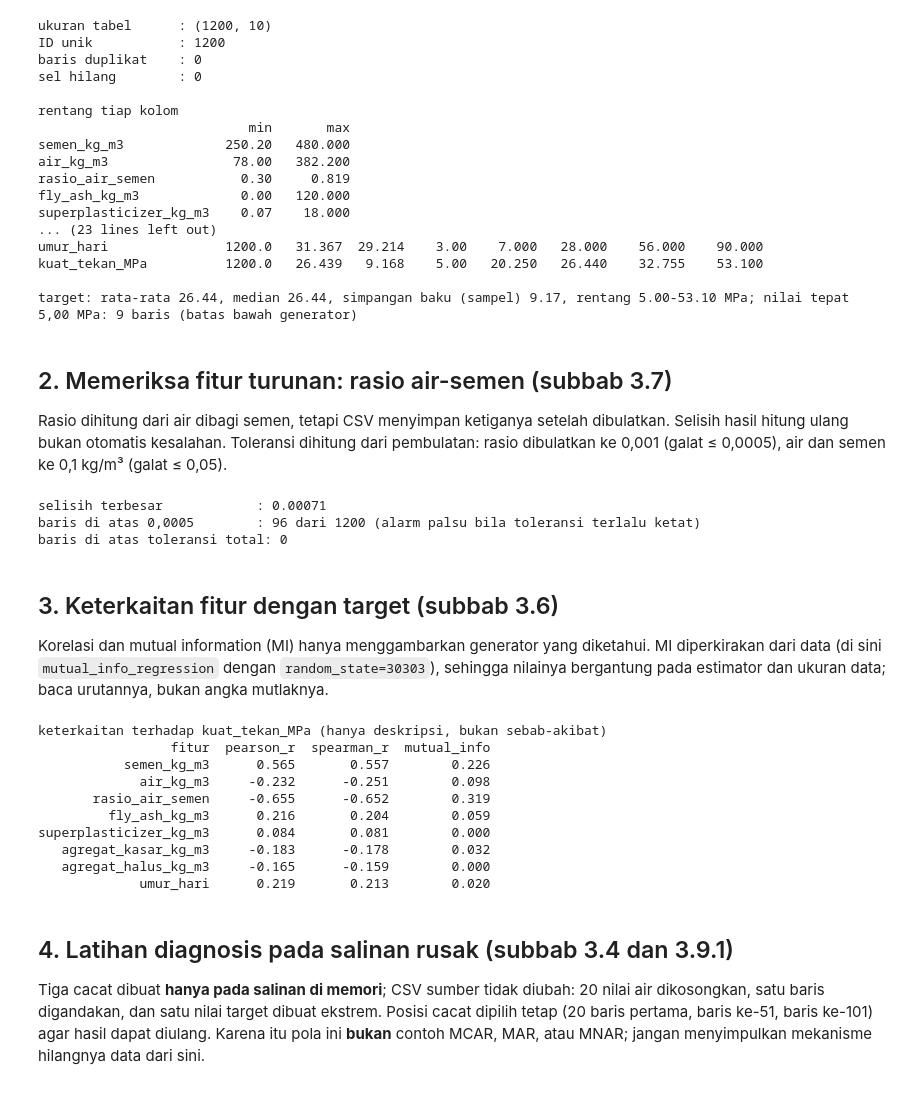
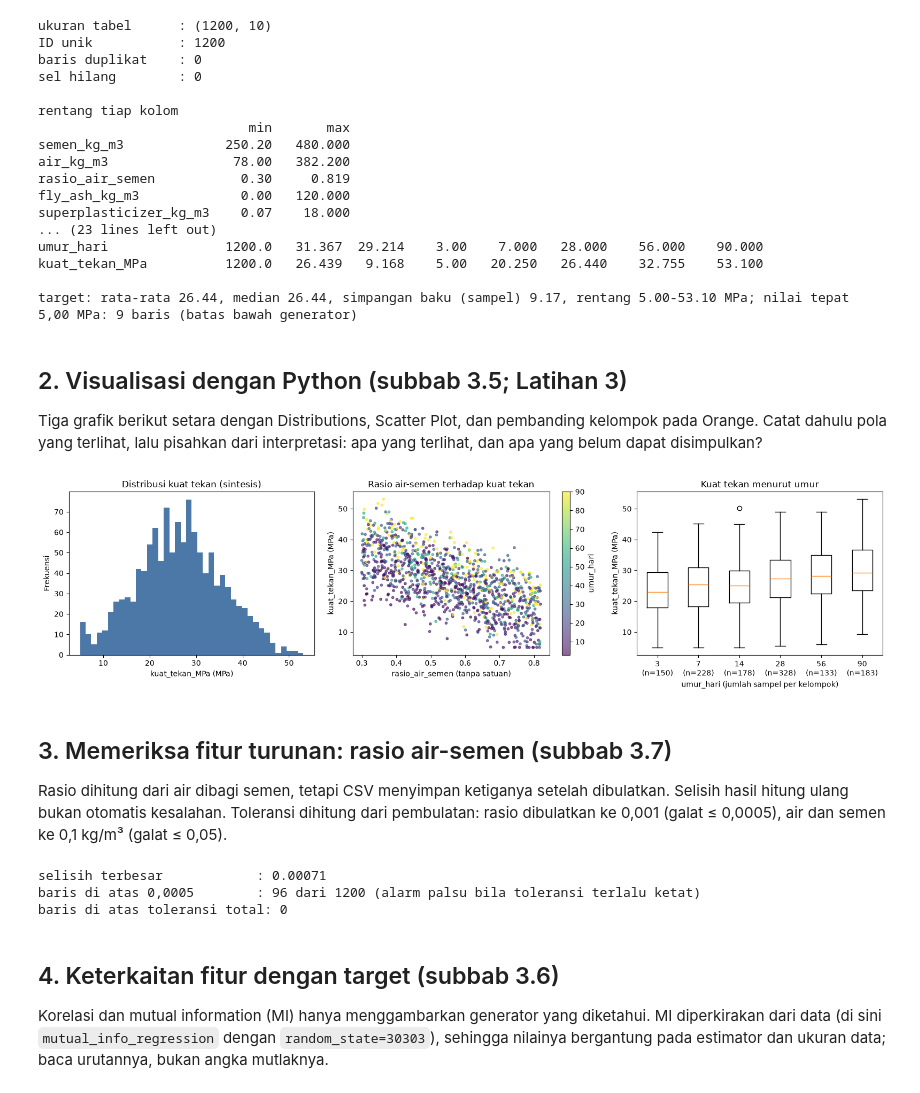
Before and after one commit to Ryandran/Repository_ML_Rekayasa_Sipil, a Jupyter notebook: notebooks/bab03/P03B_audit_eksplorasi_data.ipynb, the cells around one changed output. Drawn from its saved outputs; the diff is of its cells as text; code cells hidden in the pictures.

```diff
--- a/notebooks/bab03/P03B_audit_eksplorasi_data.ipynb
+++ b/notebooks/bab03/P03B_audit_eksplorasi_data.ipynb
@@ -59,51 +59,44 @@ kuat_tekan_MPa          1200.0   26.439   9.168    5.00   20.250   26.440    32.
 
 target: rata-rata 26.44, median 26.44, simpangan baku (sampel) 9.17, rentang 5.00-53.10 MPa; nilai tepat 5,00 MPa: 9 baris (batas bawah generator)
 # %% [markdown]
-## 2. Memeriksa fitur turunan: rasio air-semen (subbab 3.7)
+## 2. Visualisasi dengan Python (subbab 3.5; Latihan 3)
 
-Rasio dihitung dari air dibagi semen, tetapi CSV menyimpan ketiganya setelah dibulatkan. Selisih hasil hitung ulang bukan otomatis kesalahan. Toleransi dihitung dari pembulatan: rasio dibulatkan ke 0,001 (galat ≤ 0,0005), air dan semen ke 0,1 kg/m³ (galat ≤ 0,05).
+Tiga grafik berikut setara dengan Distributions, Scatter Plot, dan pembanding kelompok pada Orange. Catat dahulu pola yang terlihat, lalu pisahkan dari interpretasi: apa yang terlihat, dan apa yang belum dapat disimpulkan?
 # %%
-hitung_ulang = df.air_kg_m3 / df.semen_kg_m3
-selisih = (df.rasio_air_semen - hitung_ulang).abs()
-toleransi_naif = 0.0005                                          # hanya pembulatan rasio
-toleransi = 0.0005 + (0.05 / df.semen_kg_m3) * (1 + df.rasio_air_semen)   # + pembulatan air dan semen
-print('selisih terbesar            :', round(selisih.max(), 5))
-print('baris di atas 0,0005        :', int((selisih > toleransi_naif).sum()), 'dari', len(df), '(alarm palsu bila toleransi terlalu ketat)')
-print('baris di atas toleransi total:', int((selisih > toleransi).sum()))
+import matplotlib.pyplot as plt
+umur = sorted(df.umur_hari.unique())
+fig, ax = plt.subplots(1, 3, figsize=(16, 4.2))
+ax[0].hist(y, bins=40, color='#4C78A8')
+ax[0].set(title='Distribusi kuat tekan (sintesis)', xlabel='kuat_tekan_MPa (MPa)', ylabel='Frekuensi')
+sc = ax[1].scatter(df.rasio_air_semen, y, c=df.umur_hari, s=10, alpha=.6, cmap='viridis')
+ax[1].set(title='Rasio air-semen terhadap kuat tekan', xlabel='rasio_air_semen (tanpa satuan)', ylabel='kuat_tekan_MPa (MPa)')
+fig.colorbar(sc, ax=ax[1], label='umur_hari')
+kelompok = [y[df.umur_hari == u] for u in umur]
+ax[2].boxplot(kelompok)
+ax[2].set_xticks(range(1, len(umur) + 1))
+ax[2].set_xticklabels([f'{u}\n(n={len(g)})' for u, g in zip(umur, kelompok)])
+ax[2].set(title='Kuat tekan menurut umur', xlabel='umur_hari (jumlah sampel per kelompok)', ylabel='kuat_tekan_MPa (MPa)')
+plt.tight_layout(); plt.show()
 # %% [output]
-selisih terbesar            : 0.00071
-baris di atas 0,0005        : 96 dari 1200 (alarm palsu bila toleransi terlalu ketat)
-baris di atas toleransi total: 0
+[figure, added]
 # %% [markdown]
-## 3. Keterkaitan fitur dengan target (subbab 3.6)
+## 3. Memeriksa fitur turunan: rasio air-semen (subbab 3.7)
 
-Korelasi dan mutual information (MI) hanya menggambarkan generator yang diketahui. MI diperkirakan dari data (di sini `mutual_info_regression` dengan `random_state=30303`), sehingga nilainya bergantung pada estimator dan ukuran data; baca urutannya, bukan angka mutlaknya.
+Rasio dihitung dari air dibagi semen, tetapi CSV menyimpan ketiganya setelah dibulatkan. Selisih hasil hitung ulang bukan otomatis kesalahan. Toleransi dihitung dari pembulatan: rasio dibulatkan ke 0,001 (galat ≤ 0,0005), air dan semen ke 0,1 kg/m³ (galat ≤ 0,05).
 # %%
-fitur = ['semen_kg_m3', 'air_kg_m3', 'rasio_air_semen', 'fly_ash_kg_m3',
-         'superplasticizer_kg_m3', 'agregat_kasar_kg_m3', 'agregat_halus_kg_m3', 'umur_hari']
-baris = []
-for x in fitur:
-    r, _ = pearsonr(df[x], df.kuat_tekan_MPa)
-    rs, _ = spearmanr(df[x], df.kuat_tekan_MPa)
-    baris.append([x, r, rs])
-korelasi = pd.DataFrame(baris, columns=['fitur', 'pearson_r', 'spearman_r'])
-korelasi['mutual_info'] = mutual_info_regression(df[fitur], df.kuat_tekan_MPa, random_state=30303)
-korelasi.iloc[:, :3].rename(columns={'fitur': 'feature'}).to_csv(folder / 'P03_correlations_synthetic.csv', index=False)
-print('keterkaitan terhadap kuat_tekan_MPa (hanya deskripsi, bukan sebab-akibat)')
-print(korelasi.round(3).to_string(index=False))
+hitung_ulang = df.air_kg_m3 / df.semen_kg_m3
+selisih = (df.rasio_air_semen - hitung_ulang).abs()
+toleransi_naif = 0.0005                                          # hanya pembulatan rasio
+toleransi = 0.0005 + (0.05 / df.semen_kg_m3) * (1 + df.rasio_air_semen)   # + pembulatan air dan semen
+print('selisih terbesar            :', round(selisih.max(), 5))
+print('baris di atas 0,0005        :', int((selisih > toleransi_naif).sum()), 'dari', len(df), '(alarm palsu bila toleransi terlalu ketat)')
+print('baris di atas toleransi total:', int((selisih > toleransi).sum()))
 # %% [output]
-keterkaitan terhadap kuat_tekan_MPa (hanya deskripsi, bukan sebab-akibat)
-                 fitur  pearson_r  spearman_r  mutual_info
-           semen_kg_m3      0.565       0.557        0.226
-             air_kg_m3     -0.232      -0.251        0.098
-       rasio_air_semen     -0.655      -0.652        0.319
-         fly_ash_kg_m3      0.216       0.204        0.059
-superplasticizer_kg_m3      0.084       0.081        0.000
-   agregat_kasar_kg_m3     -0.183      -0.178        0.032
-   agregat_halus_kg_m3     -0.165      -0.159        0.000
-             umur_hari      0.219       0.213        0.020
+selisih terbesar            : 0.00071
+baris di atas 0,0005        : 96 dari 1200 (alarm palsu bila toleransi terlalu ketat)
+baris di atas toleransi total: 0
 # %% [markdown]
-## 4. Latihan diagnosis pada salinan rusak (subbab 3.4 dan 3.9.1)
+## 4. Keterkaitan fitur dengan target (subbab 3.6)
 
-Tiga cacat dibuat **hanya pada salinan di memori**; CSV sumber tidak diubah: 20 nilai air dikosongkan, satu baris digandakan, dan satu nilai target dibuat ekstrem. Posisi cacat dipilih tetap (20 baris pertama, baris ke-51, baris ke-101) agar hasil dapat diulang. Karena itu pola ini **bukan** contoh MCAR, MAR, atau MNAR; jangan menyimpulkan mekanisme hilangnya data dari sini.
+Korelasi dan mutual information (MI) hanya menggambarkan generator yang diketahui. MI diperkirakan dari data (di sini `mutual_info_regression` dengan `random_state=30303`), sehingga nilainya bergantung pada estimator dan ukuran data; baca urutannya, bukan angka mutlaknya.
 # %%
```
Also changed, not shown: parts of 5 cells of this notebook, 2 other files.
